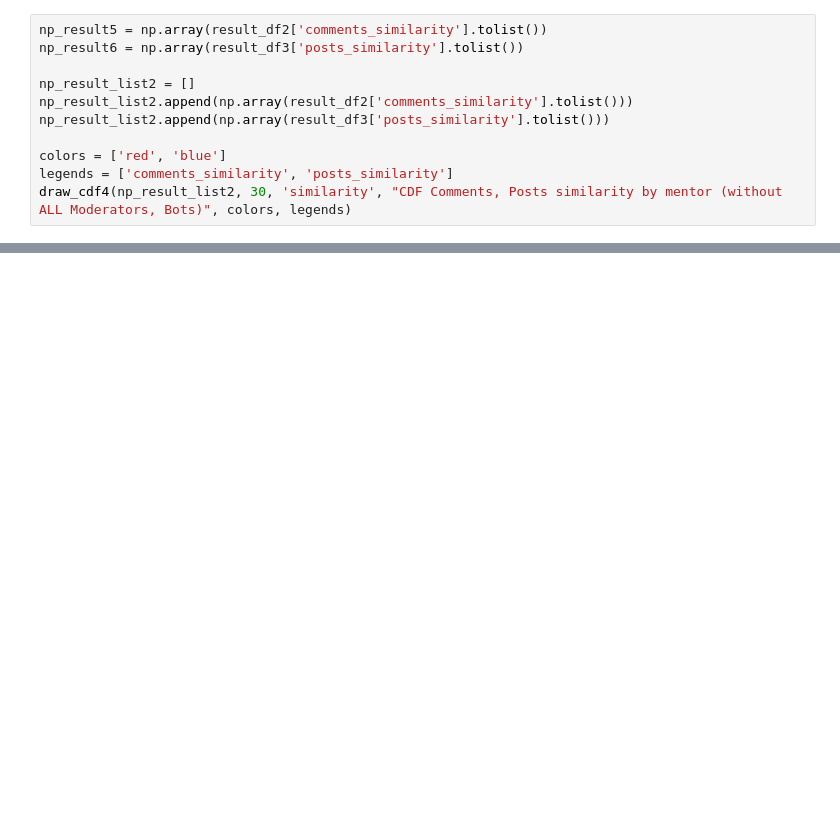
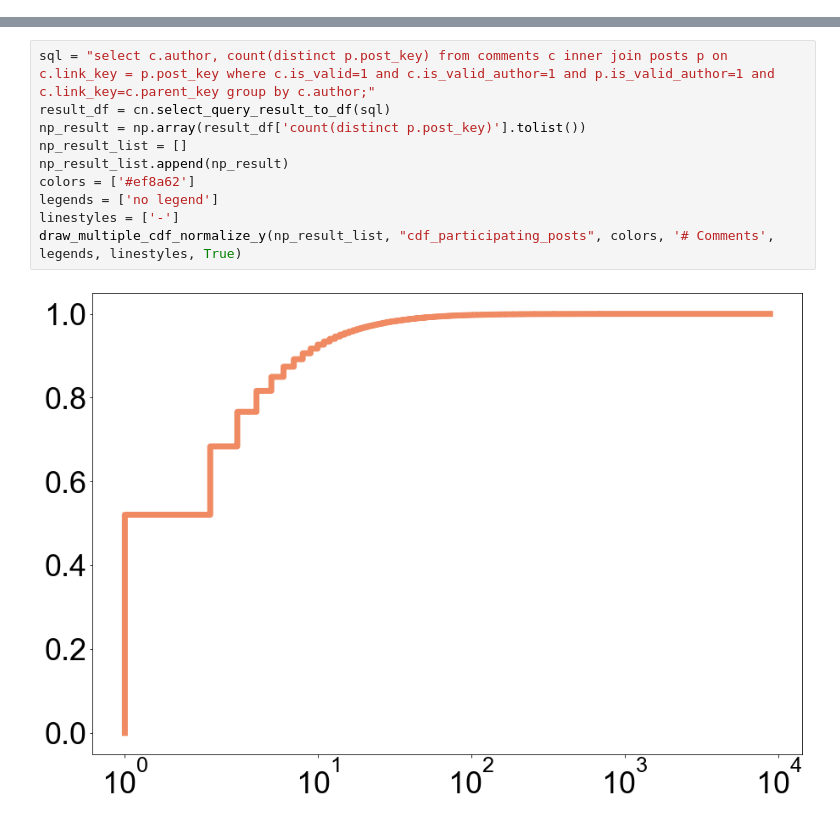
Before and after one commit to tr0up2r/plotting-and-graph-analysis, a Jupyter notebook: cdf.ipynb, the cells around one changed output, grey strips where cells are left out. Drawn from its saved outputs; the diff is of its cells as text; blank space fills up the shorter version.

```diff
--- a/cdf.ipynb
+++ b/cdf.ipynb
@@ -193,11 +0,0 @@ result_df3
-# %%
-np_result5 = np.array(result_df2['comments_similarity'].tolist())
-np_result6 = np.array(result_df3['posts_similarity'].tolist())
-
-np_result_list2 = []
-np_result_list2.append(np.array(result_df2['comments_similarity'].tolist()))
-np_result_list2.append(np.array(result_df3['posts_similarity'].tolist()))
-
-colors = ['red', 'blue']
-legends = ['comments_similarity', 'posts_similarity']
-draw_cdf4(np_result_list2, 30, 'similarity', "CDF Comments, Posts similarity by mentor (without ALL Moderators, Bots)", colors, legends)
@@ -317,0 +264,12 @@ No handles with labels found to put in legend.
+# %%
+sql = "select c.author, count(distinct p.post_key) from comments c inner join posts p on c.link_key = p.post_key where c.is_valid=1 and c.is_valid_author=1 and p.is_valid_author=1 and c.link_key=c.parent_key group by c.author;"
+result_df = cn.select_query_result_to_df(sql)
+np_result = np.array(result_df['count(distinct p.post_key)'].tolist())
+np_result_list = []
+np_result_list.append(np_result)
+colors = ['#ef8a62']
+legends = ['no legend']
+linestyles = ['-']
+draw_multiple_cdf_normalize_y(np_result_list, "cdf_participating_posts", colors, '# Comments', legends, linestyles, True)
+# %% [output]
+[figure, added]
```
Also changed, not shown: parts of 67 cells of this notebook, 21 other files.
